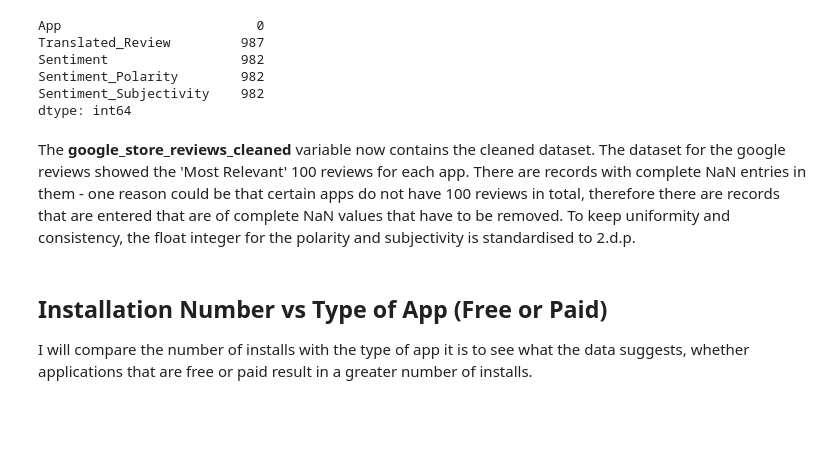
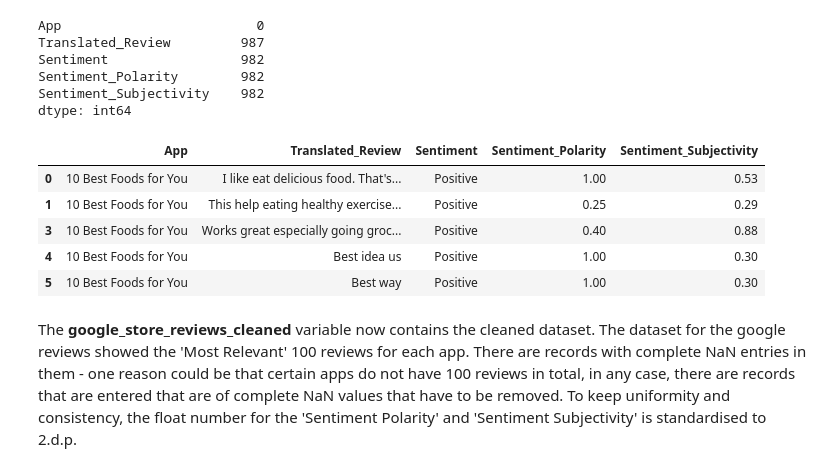
Before and after one commit to usama-asghar1/VisualisationProject, a Jupyter notebook: Visualisation_Project.ipynb, the cells around one changed output. Drawn from its saved outputs; the diff is of its cells as text; code cells hidden in the pictures; blank space fills up the shorter version.

```diff
--- a/Visualisation_Project.ipynb
+++ b/Visualisation_Project.ipynb
@@ -123,6 +156,11 @@ google_store_reviews_cleaned.loc[:, 'Sentiment_Subjectivity'] = google_store_rev
+# %%
+google_store_reviews_cleaned.head()
+# %% [output]
+|  | App | Translated_Review | Sentiment | Sentiment_Polarity | Sentiment_Subjectivity |
+| 0 | 10 Best Foods for You | I like eat delicious food. That's... | Positive | 1.00 | 0.53 |
+| 1 | 10 Best Foods for You | This help eating healthy exercise... | Positive | 0.25 | 0.29 |
+| 3 | 10 Best Foods for You | Works great especially going groc... | Positive | 0.40 | 0.88 |
+| 4 | 10 Best Foods for You | Best idea us | Positive | 1.00 | 0.30 |
+| 5 | 10 Best Foods for You | Best way | Positive | 1.00 | 0.30 |
 # %% [markdown]
-The **google_store_reviews_cleaned** variable now contains the cleaned dataset. The dataset for the google reviews showed the 'Most Relevant' 100 reviews for each app. There are records with complete NaN entries in them - one reason could be that certain apps do not have 100 reviews in total, therefore there are records that are entered that are of complete NaN values that have to be removed. To keep uniformity and consistency, the float integer for the polarity and subjectivity is standardised to 2.d.p.
+The **google_store_reviews_cleaned** variable now contains the cleaned dataset. The dataset for the google reviews showed the 'Most Relevant' 100 reviews for each app. There are records with complete NaN entries in them - one reason could be that certain apps do not have 100 reviews in total, in any case, there are records that are entered that are of complete NaN values that have to be removed. To keep uniformity and consistency, the float number for the 'Sentiment Polarity' and 'Sentiment Subjectivity' is standardised to 2.d.p.
-# %% [markdown]
-## Installation Number vs Type of App (Free or Paid)
-
-I will compare the number of installs with the type of app it is to see what the data suggests, whether applications that are free or paid result in a greater number of installs.
```
Also changed, not shown: parts of 21 cells of this notebook.
